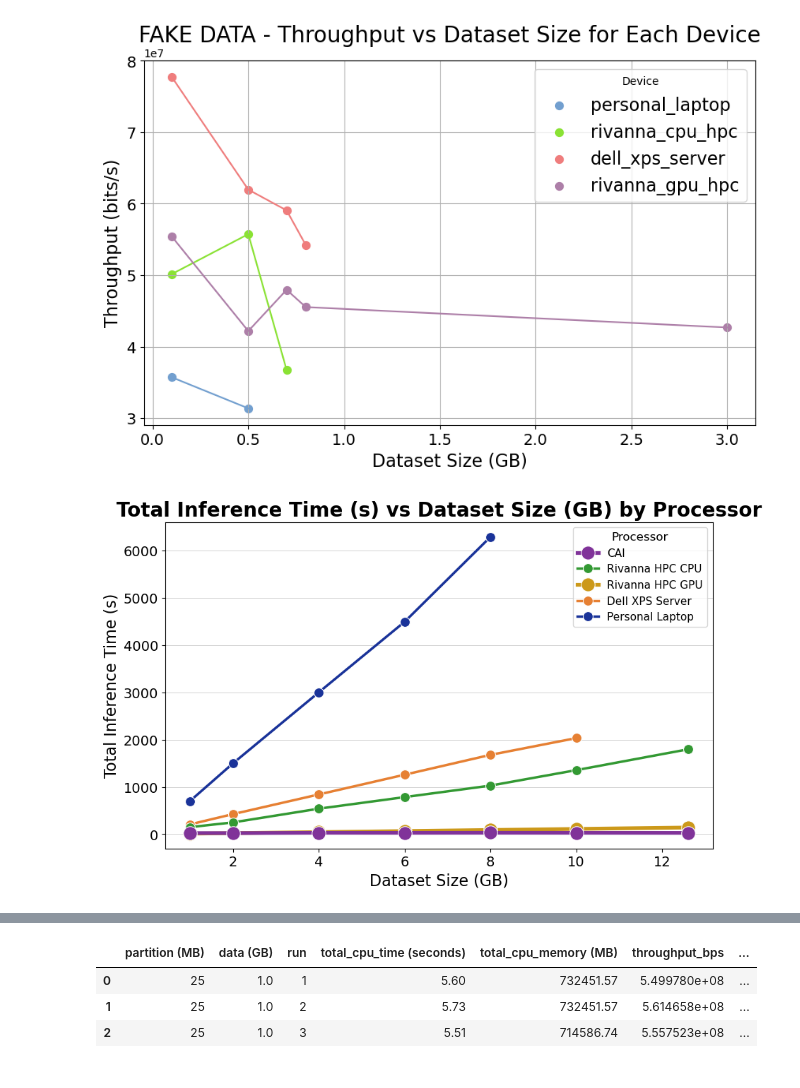
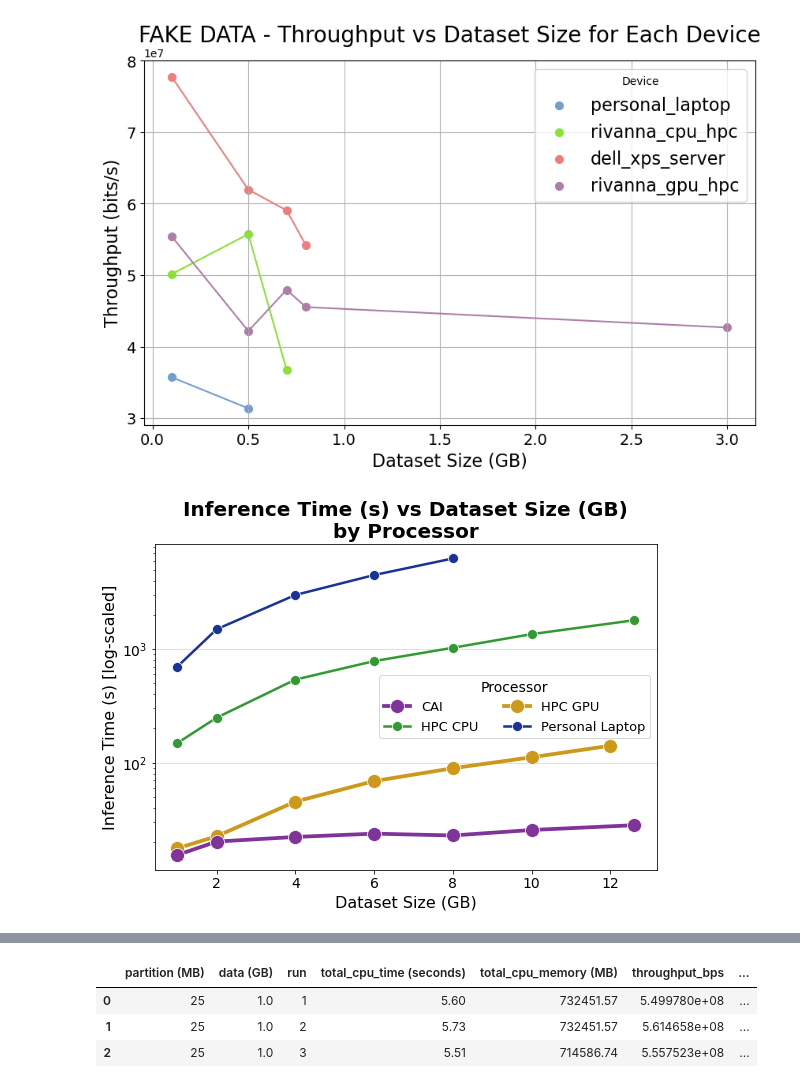
Before and after one commit to mstaylor/AI-for-Astronomy, a Jupyter notebook: code/Anomaly Detection/Plots/CosmicAIPlots.ipynb, the cells around one changed output, grey strips where cells are left out. Cells and saved outputs as stored; diff of their text form; code cells hidden in the pictures.

Commit message:
update results with paper

```diff
--- a/code/Anomaly Detection/Plots/CosmicAIPlots.ipynb
+++ b/code/Anomaly Detection/Plots/CosmicAIPlots.ipynb
@@ -268,19 +268,20 @@ plt.savefig("example_fakedata_datasize_throughput.png")
 import seaborn as sns
 
 # Load the data
-data = pd.read_csv("FinalDataVaryResults.csv")
+data = pd.read_csv("Cloud for CosmicAI(CURRENT - vary datasize).csv")
+data = data[(data['Inference Time']>0)&(data['Processor']!="Dell XPS Server")]
 
 # Define a custom RGB color palette for each processor (using muted colors)
 custom_palette = {
     "Personal Laptop": (0.1, 0.2, 0.6),   # Muted blue in RGB (normalized to 0-1 range)
-    "Dell XPS Server": (0.9, 0.5, 0.2),   # Muted orange in RGB
+    # "Dell XPS Server": (0.9, 0.5, 0.2),   # Muted orange in RGB
     "Rivanna HPC GPU": (0.8, 0.6, 0.1),   # Muted gold in RGB
     "Rivanna HPC CPU": (0.2, 0.6, 0.2),   # Muted green in RGB
     "CAI": (0.5, 0.2, 0.6)               # Muted purple in RGB
 }
 
 # Set up the plot
-plt.figure(figsize=(10, 6))
+plt.figure(figsize=(9, 6))
 
 # Define a function to handle different marker sizes and line widths
 def plot_line_with_marker_size_and_linewidth(data, x, y, hue, style, custom_palette):
@@ -291,42 +292,49 @@ def plot_line_with_marker_size_and_linewidth(data, x, y, hue, style, custom_pale
         marker_size = 14 if processor in ["Rivanna HPC GPU", "CAI"] else 10
         line_width = 3.75 if processor in ["Rivanna HPC GPU", "CAI"] else 2.5
 
-        sns.lineplot(
+        ax = sns.lineplot(
             data=processor_data,
             x=x,
             y=y,
             hue=hue,
             style=style,
             markers=True,
             dashes=False,
             markersize=marker_size,  # Set marker size based on processor
             linewidth=line_width,    # Set line width based on processor
             palette=custom_palette,
-            label=processor,
+            label=processor.replace('Rivanna ', ''),
             legend=False  # Disable the automatic legend creation for this line
         )
+        ax.set_yscale("log")
 
 # Plot each line with the appropriate marker size and line width
-plot_line_with_marker_size_and_linewidth(data, 'Dataset Size (GB)', 'Average Time (s)', 'Processor', 'Processor', custom_palette)
+plot_line_with_marker_size_and_linewidth(
+    data, 'Dataset Size (GB)', 'Inference Time',
+    'Processor', 'Processor', custom_palette
+)
 
 # Add labels and title
 plt.tick_params(axis='both', which='major', labelsize=14)
 plt.xlabel('Dataset Size (GB)', fontsize=16)
-plt.ylabel('Total Inference Time (s)', fontsize=16)
-plt.title('Total Inference Time (s) vs Dataset Size (GB) by Processor', fontsize=20, fontweight='bold')
+plt.ylabel('Inference Time (s) [log-scaled]', fontsize=16)
+plt.title('Inference Time (s) vs Dataset Size (GB)\nby Processor', fontsize=20, fontweight='bold')
 
 # Create a custom legend with unique entries
 handles, labels = plt.gca().get_legend_handles_labels()
 
 # Reverse the legend order if necessary
-plt.legend(handles=handles[::-1], labels=labels[::-1], title='Processor', fontsize=11, title_fontsize=12)
+plt.legend(
+    handles=handles[::-1], labels=labels[::-1], fontsize=13,
+    loc='best', title='Processor', title_fontsize=14, ncols=2
+)
 
 # Add horizontal grid lines only
 plt.grid(axis='y', color='gray', linewidth=0.5, alpha=0.5)
 
-plt.savefig("datasize_time.png")
+plt.savefig("datasize_time_log_scaled.jpg", dpi=200)
 # %% [output]
-[figure, old version]
+[figure, new version]
 # %%
 from matplotlib.ticker import LogFormatterSciNotation
 import pandas as pd
```
Also changed, not shown: parts of 4 cells of this notebook, 14 other files.
